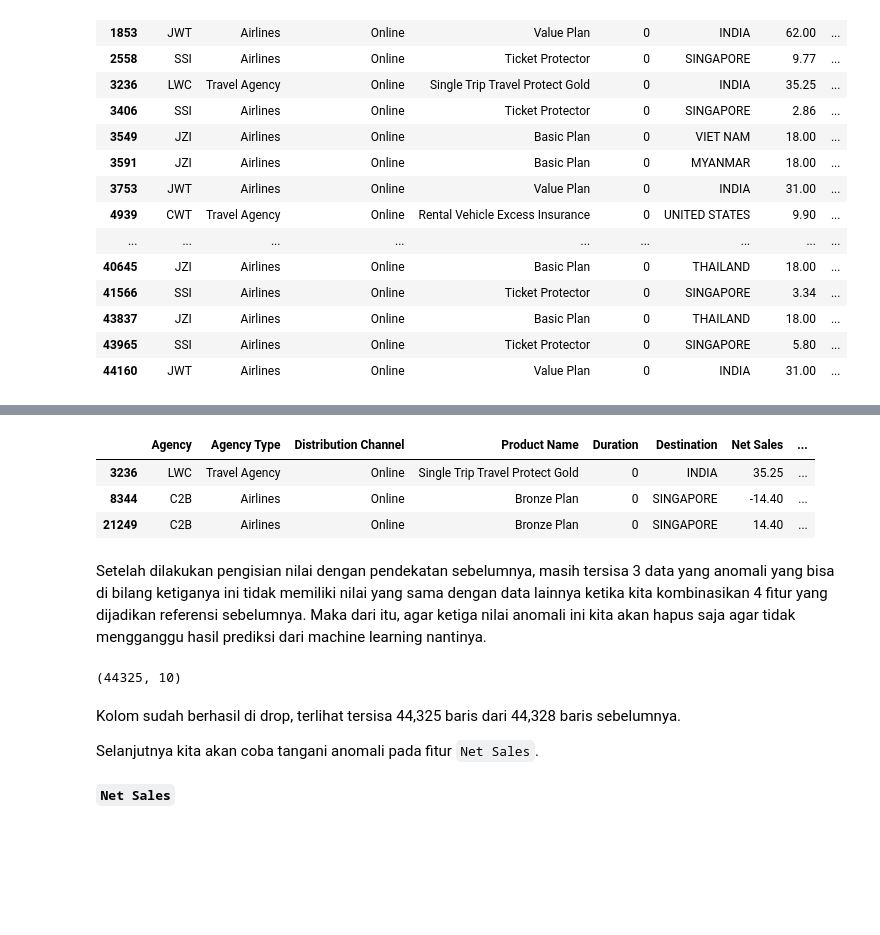
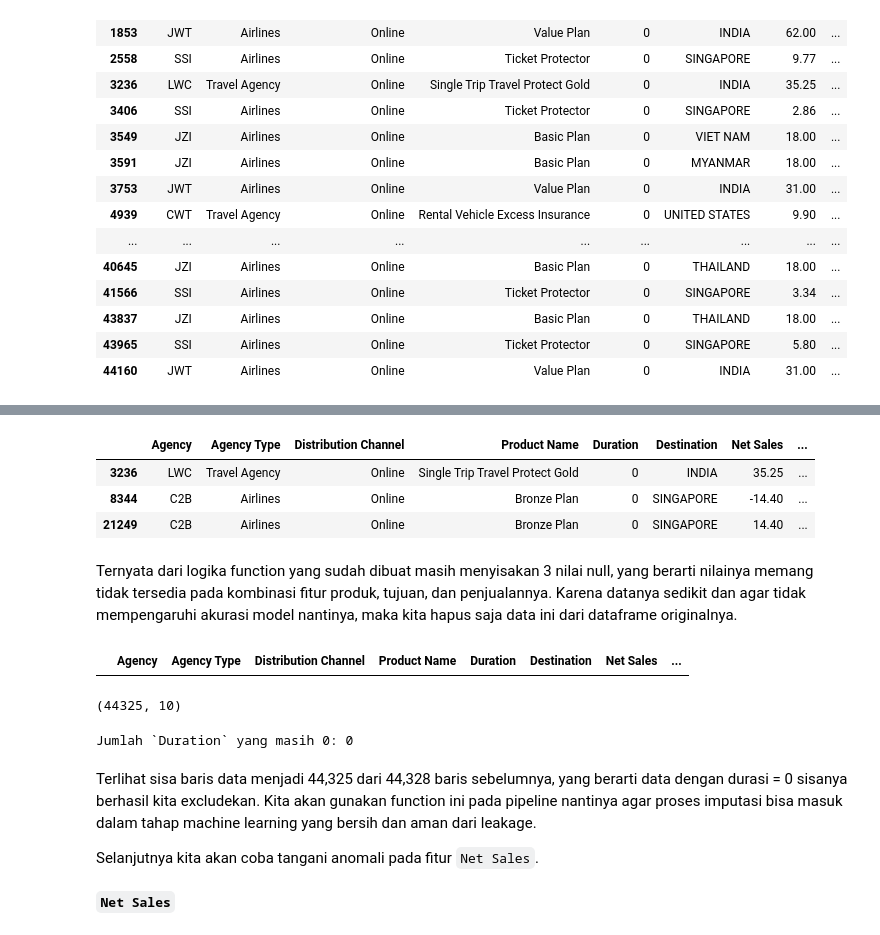
Before and after one commit to prima-as/Capstone-3_Machine-Learning, a Jupyter notebook: Capstone 3 - ML for Travel Insurance.ipynb, the cells around one changed output, grey strips where cells are left out. Saved outputs shown, nothing was run; the diff lists cells and outputs as text; code cells hidden in the pictures; blank space fills up the shorter version.

```diff
--- a/Capstone 3 - ML for Travel Insurance.ipynb
+++ b/Capstone 3 - ML for Travel Insurance.ipynb
@@ -349,9 +332,0 @@ Name: Duration, Length: 44328, dtype: int64
-# %%
-# Mengisi nilai 0 dengan mean dari group yang sama
-df_travel['Duration'] = df_travel['Duration'].mask(df_travel['Duration'] == 0, mean_values)
-df_travel[df_travel['Duration'] == 0]
-# %% [output]
-|  | Agency | Agency Type | Distribution Channel | Product Name | Duration | Destination | Net Sales | ... |
-| 3236 | LWC | Travel Agency | Online | Single Trip Travel Protect Gold | 0 | INDIA | 35.25 | ... |
-| 8344 | C2B | Airlines | Online | Bronze Plan | 0 | SINGAPORE | -14.40 | ... |
-| 21249 | C2B | Airlines | Online | Bronze Plan | 0 | SINGAPORE | 14.40 | ... |
@@ -358,8 +357,14 @@ df_travel[df_travel['Duration'] == 0]
+# %%
+# Copy file agar file original tidak terkontaminasi
+df_travel_copy = df_travel.copy()
+
+# Mencoba fungsi apakah sudah sesuai sebelum dimasukkan dalam pipeline
+df_travel_copy = duration_imputer.fit_transform(df_travel)
+df_travel_copy[df_travel_copy['Duration'] == 0]
+# %% [output]
+|  | Agency | Agency Type | Distribution Channel | Product Name | Duration | Destination | Net Sales | ... |
+| 3236 | LWC | Travel Agency | Online | Single Trip Travel Protect Gold | 0 | INDIA | 35.25 | ... |
+| 8344 | C2B | Airlines | Online | Bronze Plan | 0 | SINGAPORE | -14.40 | ... |
+| 21249 | C2B | Airlines | Online | Bronze Plan | 0 | SINGAPORE | 14.40 | ... |
 # %% [markdown]
-Setelah dilakukan pengisian nilai dengan pendekatan sebelumnya, masih tersisa 3 data yang anomali yang bisa di bilang ketiganya ini tidak memiliki nilai yang sama dengan data lainnya ketika kita kombinasikan 4 fitur yang dijadikan referensi sebelumnya. Maka dari itu, agar ketiga nilai anomali ini kita akan hapus saja agar tidak mengganggu hasil prediksi dari machine learning nantinya.
+Ternyata dari logika function yang sudah dibuat masih menyisakan 3 nilai null, yang berarti nilainya memang tidak tersedia pada kombinasi fitur produk, tujuan, dan penjualannya. Karena datanya sedikit dan agar tidak mempengaruhi akurasi model nantinya, maka kita hapus saja data ini dari dataframe originalnya.
-# %%
-# Menghapus sisa data dengan Duration = 0
-df_travel = df_travel[df_travel['Duration'] != 0]
-df_travel.shape
-# %% [output]
-(44325, 10)
@@ -366,5 +377,14 @@ df_travel.shape
+# %%
+# mencoba kembali fungsi apakah data dengan durasi 0 sudah tidak ada lagi
+df_travel_copy = duration_imputer.fit_transform(df_travel)
+display(df_travel_copy[df_travel_copy['Duration'] == 0], df_travel_copy.shape)
+print("Jumlah `Duration` yang masih 0:", (df_travel_copy['Duration'] == 0).sum())
+# %% [output]
+|  | Agency | Agency Type | Distribution Channel | Product Name | Duration | Destination | Net Sales | ... |
+(44325, 10)
+Jumlah `Duration` yang masih 0: 0
 # %% [markdown]
-Kolom sudah berhasil di drop, terlihat tersisa 44,325 baris dari 44,328 baris sebelumnya.
+Terlihat sisa baris data menjadi 44,325 dari 44,328 baris sebelumnya, yang berarti data dengan durasi = 0 sisanya berhasil kita excludekan. Kita akan gunakan function ini pada pipeline nantinya agar proses imputasi bisa masuk dalam tahap machine learning yang bersih dan aman dari leakage.
 
 Selanjutnya kita akan coba tangani anomali pada fitur `Net Sales`.
 # %% [markdown]
```
Also changed, not shown: parts of 32 cells of this notebook.
